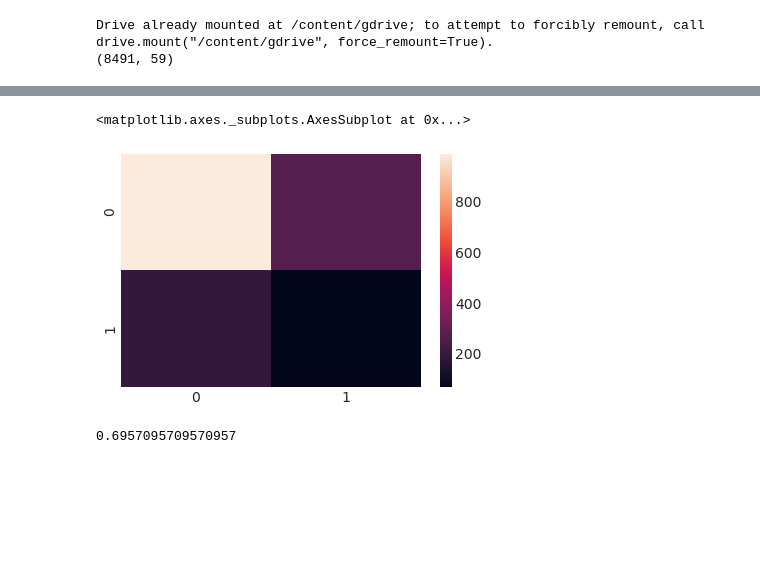
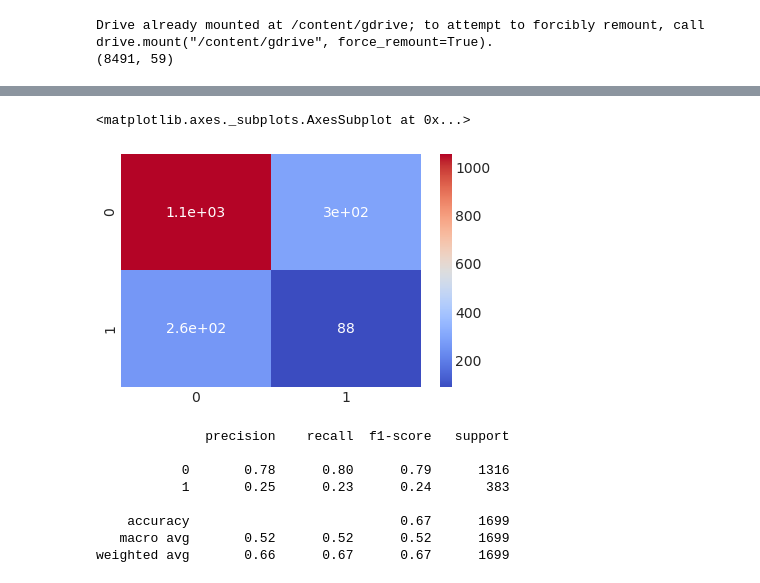
Before and after one commit to RegaipKURT/Machine-Learning-Python, a Jupyter notebook: qualitics.ipynb, the cells around one changed output, grey strips where cells are left out. Cells and saved outputs as stored; diff of their text form; code cells hidden in the pictures; blank space fills up the shorter version.

```diff
--- a/qualitics.ipynb
+++ b/qualitics.ipynb
@@ -863,0 +664,20 @@ y_pred = model.predict(X_test2) >= 0.44
+# %%
+from keras.layers import Dense
+from keras.models import Sequential
+from sklearn.preprocessing import StandardScaler
+from sklearn.metrics import classification_report
+
+model = Sequential([
+                    Dense(90, activation="relu"),
+                    Dense(90, activation="relu"),
+                    Dense(45, activation="relu"),
+                    Dense(1, activation="sigmoid")
+])
+
+model.compile(optimizer="adam", loss="binary_crossentropy", metrics="mse")
+# %%
+scaler = StandardScaler()
+X_train3 = scaler.fit_transform(X_train)
+X_test3 = scaler.transform(X_test)
+# %%
+model.fit(X_train3, y_train, epochs=100, verbose=0)
@@ -864,2 +686,4 @@ y_pred = model.predict(X_test2) >= 0.44
+# %%
+y_pred = model.predict(X_test3) >= 0.5
 # %%
 preds = np.array(y_pred, dtype=np.int)
@@ -879,10 +695,17 @@ array([[986, 271],
 # %%
-sns.heatmap(confusion_matrix(preds, y_test))
+sns.heatmap(confusion_matrix(preds, y_test), annot = True, cmap = 'coolwarm')
 # %% [output]
 <matplotlib.axes._subplots.AxesSubplot at 0x...>
-[figure, old version]
+[figure, new version]
-# %%
-accuracy_score(preds, y_test)
-# %% [output]
-0.6957095709570957
+# %%
+print(classification_report(y_test,preds))
+# %% [output]
+              precision    recall  f1-score   support
+
+           0       0.78      0.80      0.79      1316
+           1       0.25      0.23      0.24       383
+
+    accuracy                           0.67      1699
+   macro avg       0.52      0.52      0.52      1699
+weighted avg       0.66      0.67      0.67      1699
 # %%
```
Also changed, not shown: parts of 156 cells of this notebook.
